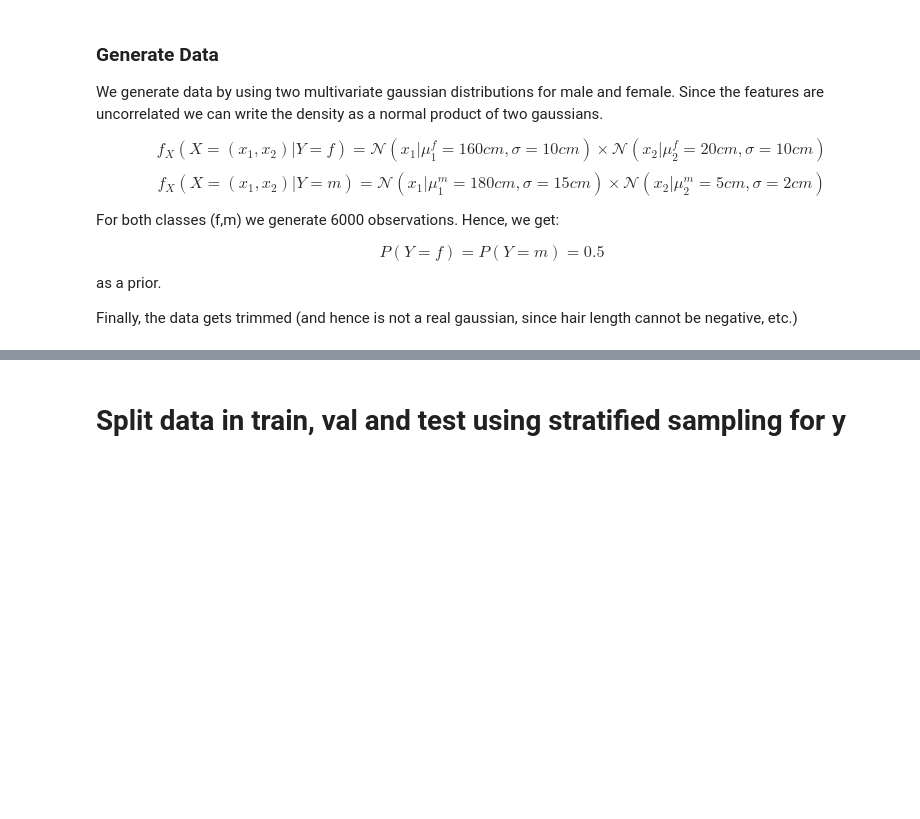
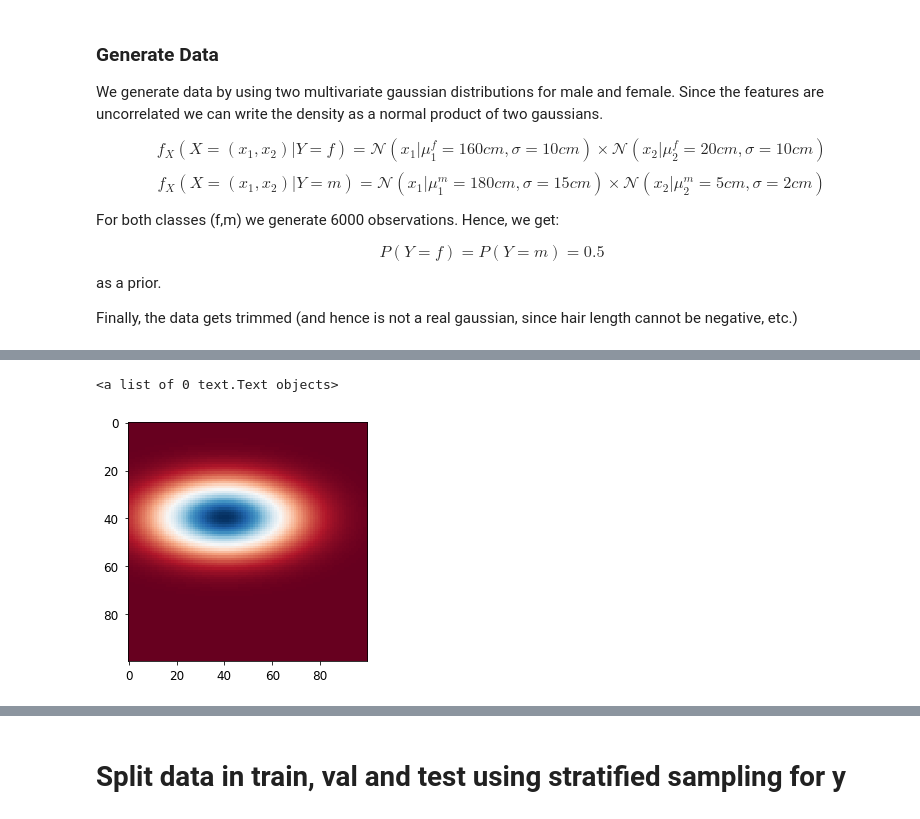
Before and after one commit to Jodahr/learning, a Jupyter notebook: logging/male_or_female.ipynb, the cells around one changed output, grey strips where cells are left out. Saved outputs shown, nothing was run; the diff lists cells and outputs as text; code cells hidden in the pictures; blank space fills up the shorter version.

```diff
--- a/logging/male_or_female.ipynb
+++ b/logging/male_or_female.ipynb
@@ -65,3 +70,13 @@ For both classes (f,m) we generate 6000 observations. Hence, we get:
 $$P(Y=f) = P(Y=m) = 0.5$$ as a prior.
 
 Finally, the data gets trimmed (and hence is not a real gaussian, since hair length cannot be negative, etc.)
+# %%
+def gauss(x,y,mu_x, mu_y, s_x, s_y):
+    return norm.pdf(x, loc=mu_x, scale=s_x) * norm.pdf(y, loc=mu_y, scale=s_y)
+# %%
+x = np.linspace(0,50,100)
+y = np.linspace(120,220,100)
+X,Y = np.meshgrid(x, y) # grid of point
+# %%
+Z = gauss(X,Y,20,160, 10,10)
+Z
@@ -68,3 +97,13 @@ Finally, the data gets trimmed (and hence is not a real gaussian, since hair len
+# %%
+from pylab import meshgrid,cm,imshow,contour,clabel,colorbar,axis,title,show
+
+im = imshow(Z,cmap=cm.RdBu) # drawing the function
+# adding the Contour lines with labels
+cset = contour(Z,np.arange(-1,1.5,0.2),linewidths=2,cmap=cm.Set2)
+clabel(cset,inline=True,fmt='%1.1f',fontsize=10)
+# %% [output]
+<a list of 0 text.Text objects>
+[figure, added]
 # %%
 # height gaussians
 height_f = np.random.normal(loc=160, scale=10, size=6000)
```
Also changed, not shown: parts of 11 cells of this notebook.
